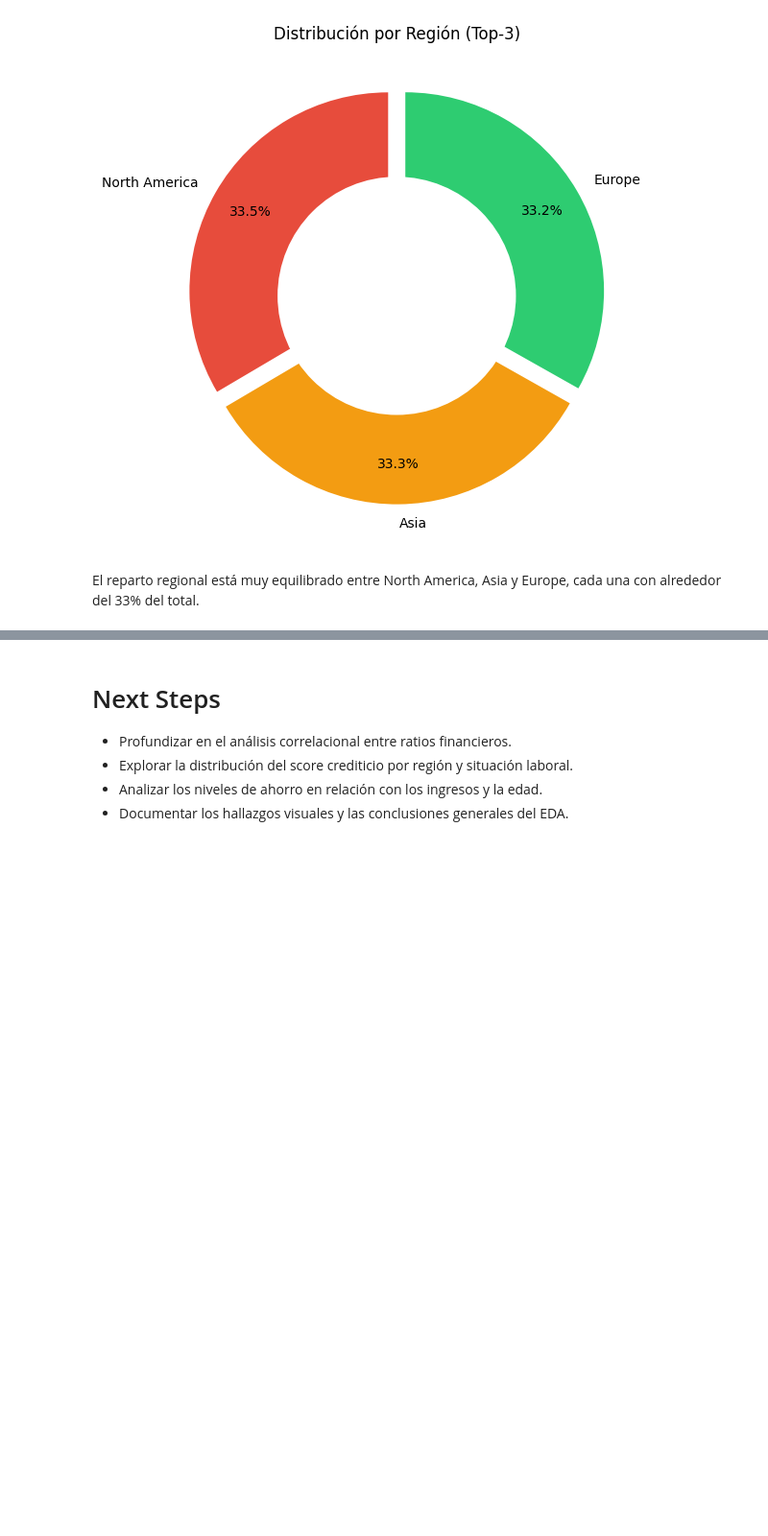
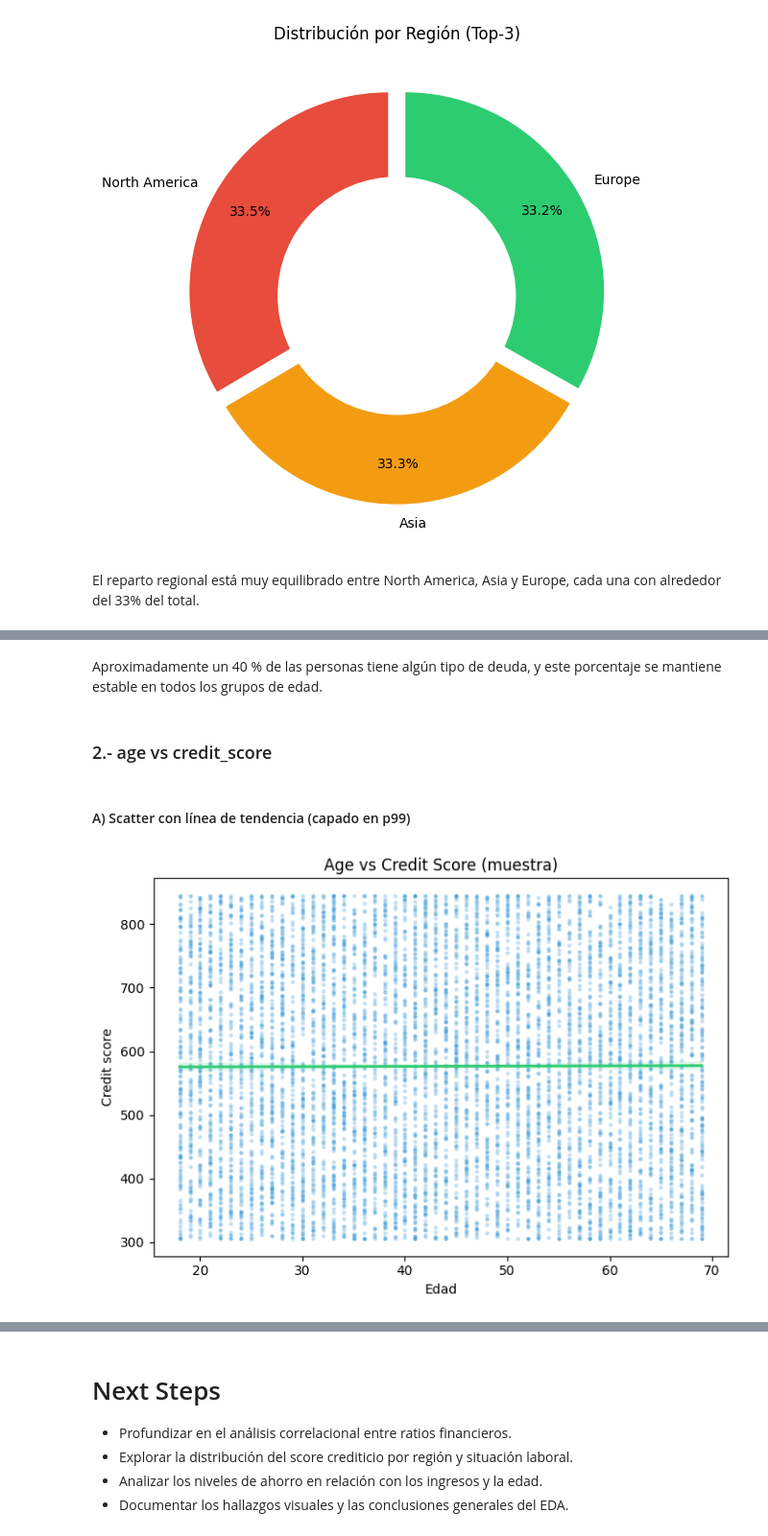
Before and after one commit to RogerFernando98/Big-4-Financial-Risk-Insights-2020-2025-, a Jupyter notebook: notebooks/3_eda.ipynb, the cells around one changed output, grey strips where cells are left out. Shown at 96% size. Cells and saved outputs as stored; diff of their text form; code cells hidden in the pictures; blank space fills up the shorter version.

```diff
--- a/notebooks/3_eda.ipynb
+++ b/notebooks/3_eda.ipynb
@@ -320,0 +384,32 @@ El reparto regional está muy equilibrado entre North America, Asia y Europe, ca
+# %% [markdown]
+Aproximadamente un 40 % de las personas tiene algún tipo de deuda, y este porcentaje se mantiene estable en todos los grupos de edad.
+# %% [markdown]
+### 2.- age vs credit_score
+# %% [markdown]
+#### A) Scatter con línea de tendencia (capado en p99)
+# %%
+# Subconjunto limpio
+cols = ["age", "credit_score"]
+df_ac = (df[cols]
+         .apply(pd.to_numeric, errors="coerce")
+         .replace([np.inf, -np.inf], np.nan)
+         .dropna())
+
+# Capar extremos solo por seguridad visual (suele no ser necesario en score)
+p01, p99 = df_ac["credit_score"].quantile([.01, .99])
+df_scatter = df_ac.copy()
+df_scatter["credit_score"] = df_scatter["credit_score"].clip(lower=p01, upper=p99)
+
+sample_n = min(len(df_scatter), 8000)
+sample_ac = df_scatter.sample(sample_n, random_state=42)
+
+plt.figure(figsize=(7,5))
+sns.scatterplot(data=sample_ac, x="age", y="credit_score",
+                s=10, alpha=.3, color=color_total)
+sns.regplot(data=sample_ac, x="age", y="credit_score",
+            scatter=False, line_kws=dict(color=color_activos, linewidth=2))
+plt.title("Age vs Credit Score (muestra)")
+plt.xlabel("Edad"); plt.ylabel("Credit score")
+plt.tight_layout(); plt.show()
+# %% [output]
+[figure, added]
```
Also changed, not shown: parts of 89 cells of this notebook.
